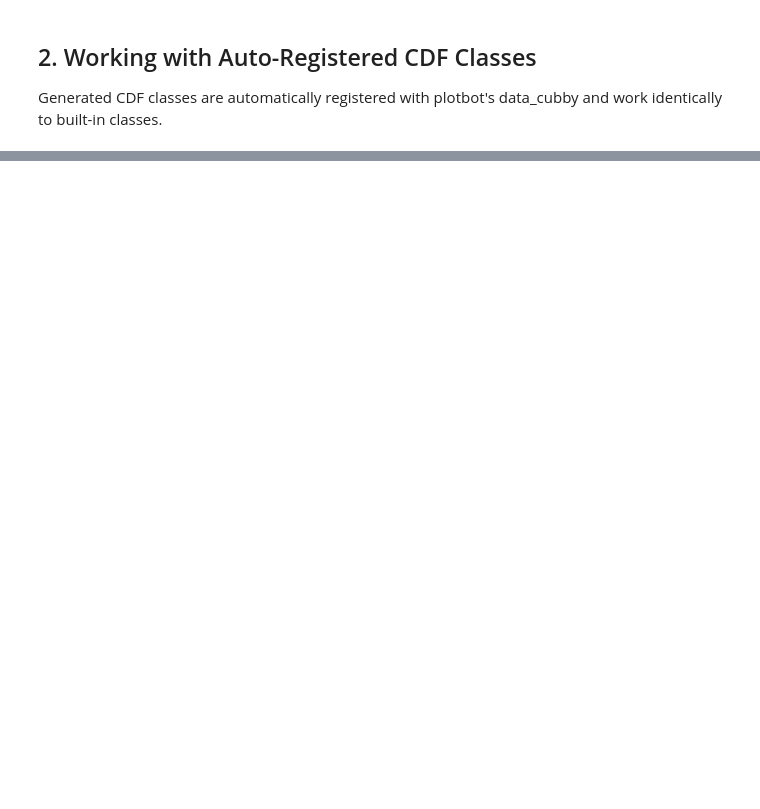
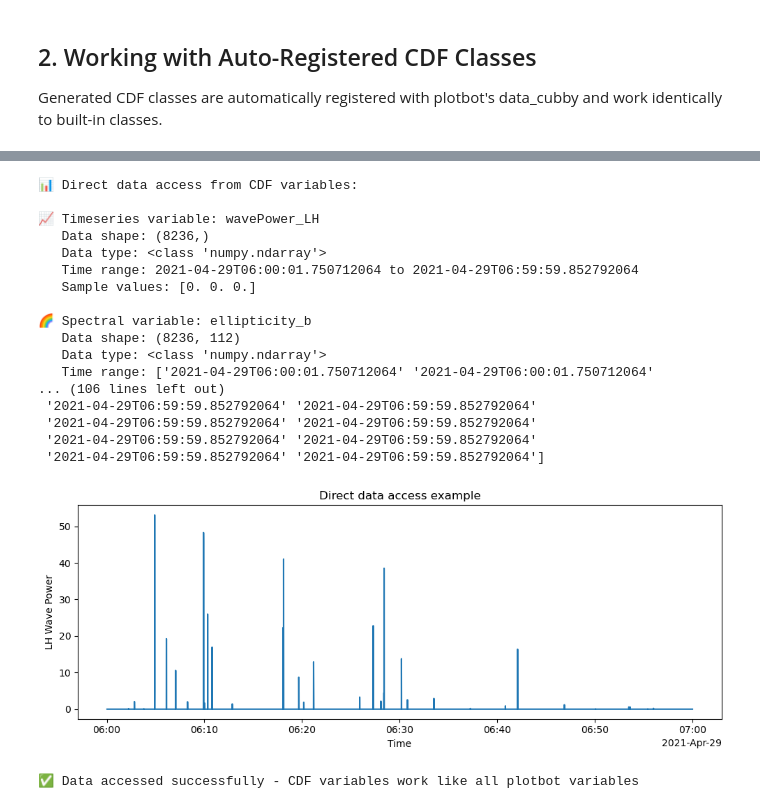
Before and after one commit to Sonified/Plotbot, a Jupyter notebook: example_notebooks/plotbot_cdf_import_examples.ipynb, the cells around one changed output, grey strips where cells are left out. Cells and saved outputs as stored; diff of their text form; code cells hidden in the pictures; blank space fills up the shorter version.

```diff
--- a/example_notebooks/plotbot_cdf_import_examples.ipynb
+++ b/example_notebooks/plotbot_cdf_import_examples.ipynb
@@ -392,0 +241,58 @@ print("   Ready for production scientific analysis with industry-standard CDF da
+# %%
+# Accessing data directly from CDF variables
+print("📊 Direct data access from CDF variables:")
+
+# After running plotbot() above, data is loaded and accessible
+# Access timeseries data
+lh_data = psp_waves_timeseries.wavePower_LH.data
+lh_datetime = psp_waves_timeseries.wavePower_LH.datetime_array
+lh_time = psp_waves_timeseries.wavePower_LH.time
+
+print(f"\n📈 Timeseries variable: wavePower_LH")
+print(f"   Data shape: {lh_data.shape}")
+print(f"   Data type: {type(lh_data)}")
+print(f"   Time range: {lh_datetime[0]} to {lh_datetime[-1]}")
+print(f"   Sample values: {lh_data[:3]}")
+
+# Access spectral data
+ellip_data = psp_waves_spectral.ellipticity_b.data
+ellip_datetime = psp_waves_spectral.ellipticity_b.datetime_array
+ellip_time = psp_waves_spectral.ellipticity_b.time
+
+print(f"\n🌈 Spectral variable: ellipticity_b")
+print(f"   Data shape: {ellip_data.shape}")
+print(f"   Data type: {type(ellip_data)}")
+print(f"   Time range: {ellip_datetime[0]} to {ellip_datetime[-1]}")
+
+# Use with matplotlib or other tools
+import matplotlib.pyplot as plt
+
+plt.figure(figsize=(10, 4))
+plt.plot(lh_datetime, lh_data)
+plt.xlabel('Time')
+plt.ylabel('LH Wave Power')
+plt.title('Direct data access example')
+plt.tight_layout()
+plt.show()
+
+print("\n✅ Data accessed successfully - CDF variables work like all plotbot variables")
+# %% [output]
+📊 Direct data access from CDF variables:
+
+📈 Timeseries variable: wavePower_LH
+   Data shape: (8236,)
+   Data type: <class 'numpy.ndarray'>
+   Time range: 2021-04-29T06:00:01.750712064 to 2021-04-29T06:59:59.852792064
+   Sample values: [0. 0. 0.]
+
+🌈 Spectral variable: ellipticity_b
+   Data shape: (8236, 112)
+   Data type: <class 'numpy.ndarray'>
+   Time range: ['2021-04-29T06:00:01.750712064' '2021-04-29T06:00:01.750712064'
+... (106 lines left out)
+ '2021-04-29T06:59:59.852792064' '2021-04-29T06:59:59.852792064'
+ '2021-04-29T06:59:59.852792064' '2021-04-29T06:59:59.852792064'
+ '2021-04-29T06:59:59.852792064' '2021-04-29T06:59:59.852792064'
+ '2021-04-29T06:59:59.852792064' '2021-04-29T06:59:59.852792064']
+[figure, added]
+✅ Data accessed successfully - CDF variables work like all plotbot variables
```
Also changed, not shown: parts of 16 cells of this notebook, 8 other files.
